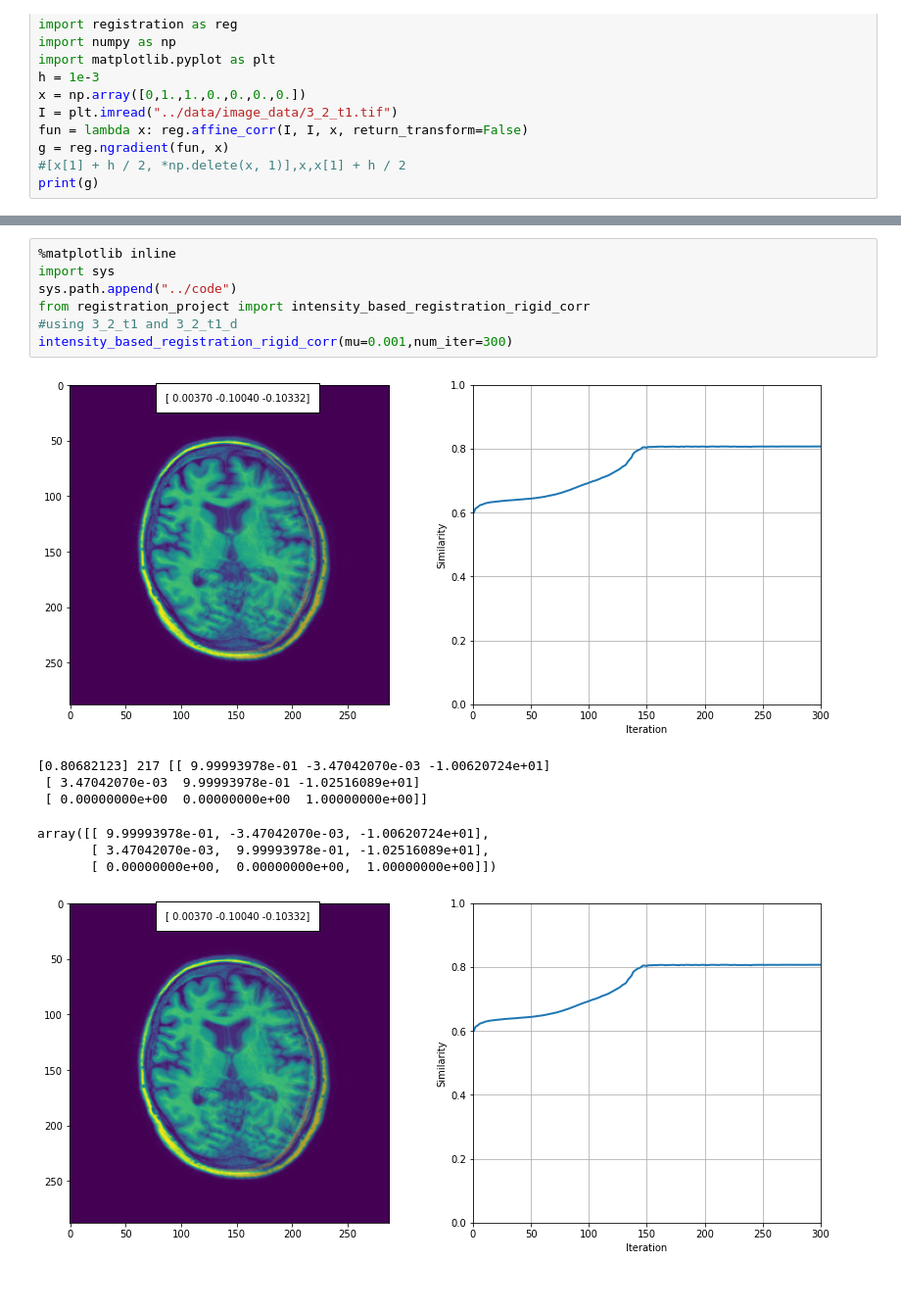
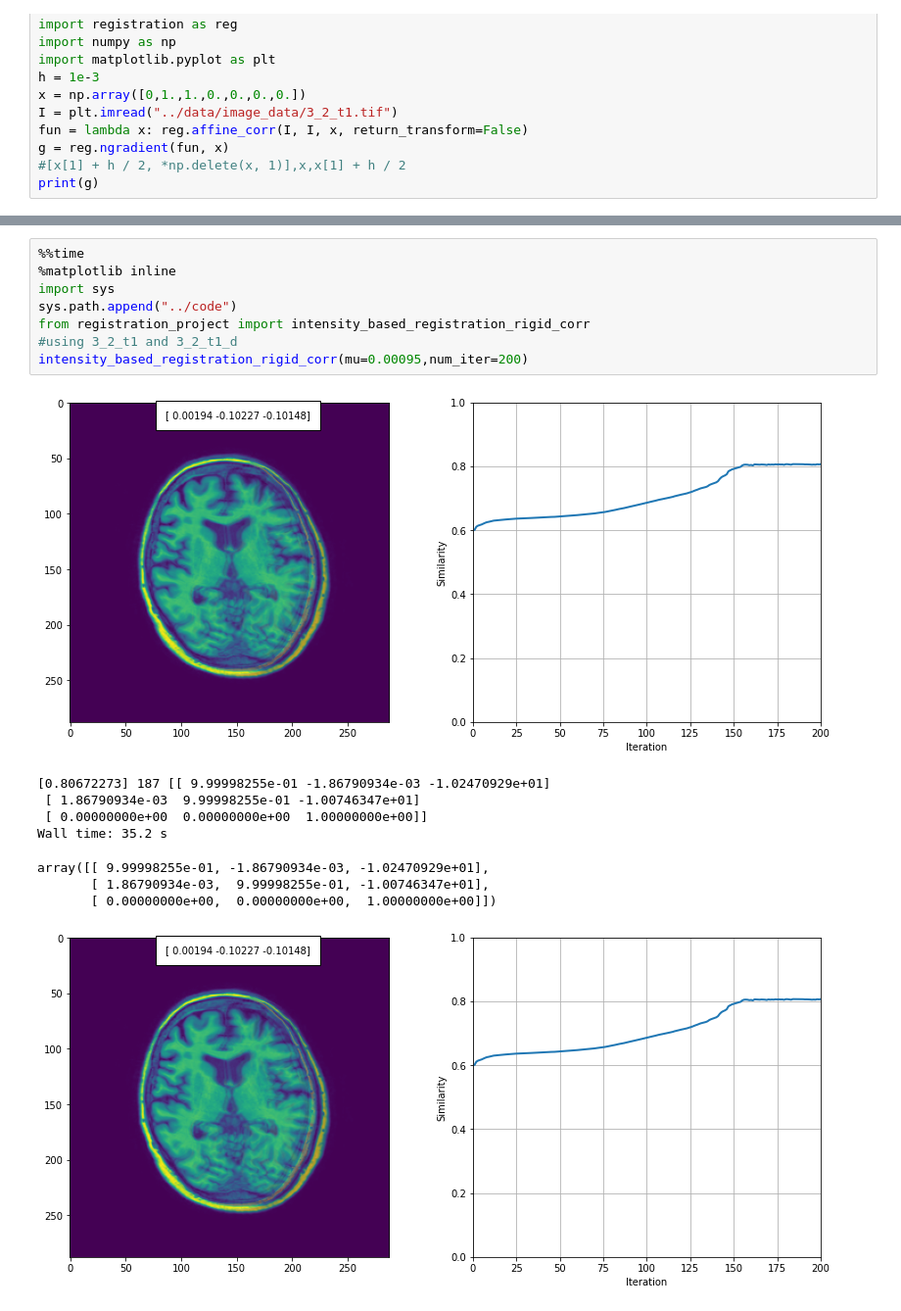
Before and after one commit to justinalittlefield/8dc00-mia, a Jupyter notebook: reader/1.6_Registration_project.ipynb, the cells around one changed output, grey strips where cells are left out. Shown at 98% size. Saved outputs shown, nothing was run; the diff lists cells and outputs as text.

```diff
--- a/reader/1.6_Registration_project.ipynb
+++ b/reader/1.6_Registration_project.ipynb
@@ -242,19 +233,21 @@ Using the provided dataset and the functions that you have implemented in the ex
 
 Describe, analyze and compare the results from each experiment. If a method fails, describe why you think it fails. Note that you will most likely have to try different values for the learning rate in each experiment in order to find the one that works best.
 # %%
+%%time
 %matplotlib inline
 import sys
 sys.path.append("../code")
 from registration_project import intensity_based_registration_rigid_corr
 #using 3_2_t1 and 3_2_t1_d
-intensity_based_registration_rigid_corr(mu=0.001,num_iter=300)
+intensity_based_registration_rigid_corr(mu=0.00095,num_iter=200)
 # %% [output]
-[figure, old version]
+[figure, new version]
-[0.80682123] 217 [[ 9.99993978e-01 -3.47042070e-03 -1.00620724e+01]
- [ 3.47042070e-03  9.99993978e-01 -1.02516089e+01]
+[0.80672273] 187 [[ 9.99998255e-01 -1.86790934e-03 -1.02470929e+01]
+ [ 1.86790934e-03  9.99998255e-01 -1.00746347e+01]
  [ 0.00000000e+00  0.00000000e+00  1.00000000e+00]]
+Wall time: 35.2 s
-array([[ 9.99993978e-01, -3.47042070e-03, -1.00620724e+01],
-       [ 3.47042070e-03,  9.99993978e-01, -1.02516089e+01],
+array([[ 9.99998255e-01, -1.86790934e-03, -1.02470929e+01],
+       [ 1.86790934e-03,  9.99998255e-01, -1.00746347e+01],
        [ 0.00000000e+00,  0.00000000e+00,  1.00000000e+00]])
-[figure, old version]
+[figure, new version]
 # %%
```
Also changed, not shown: parts of 7 cells of this notebook, 3 other files.
